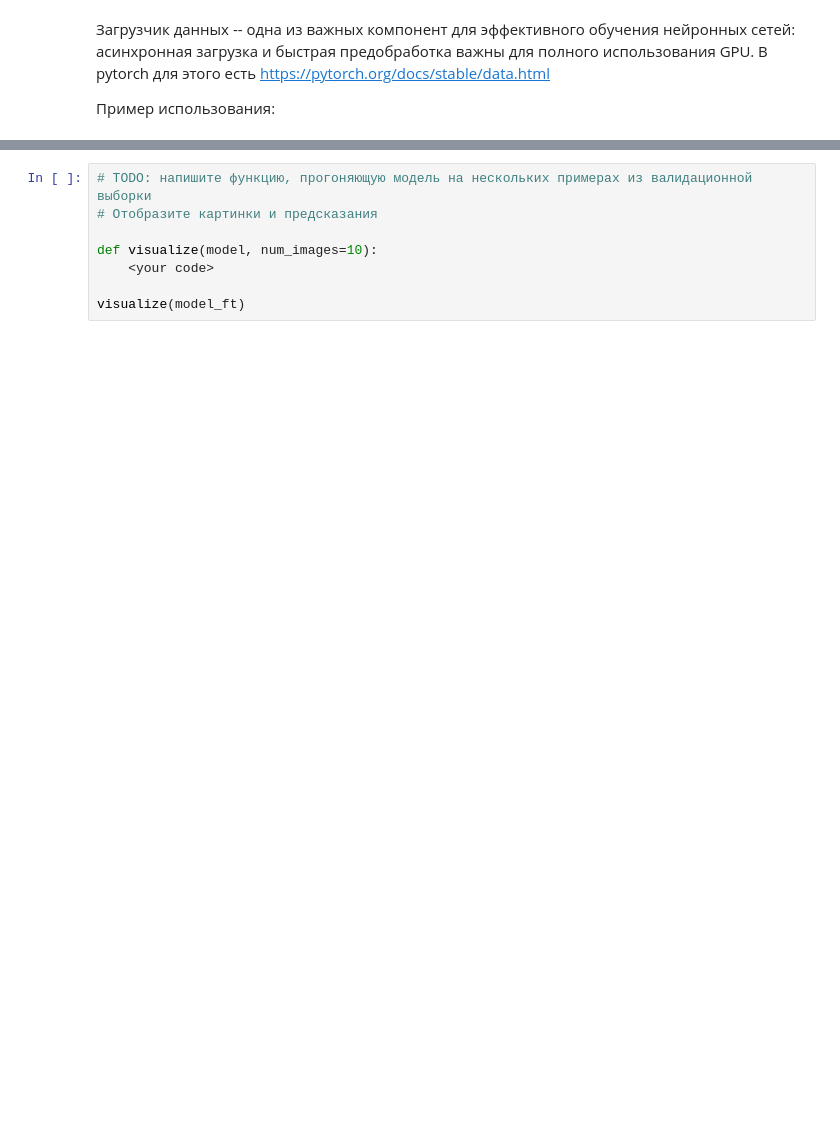
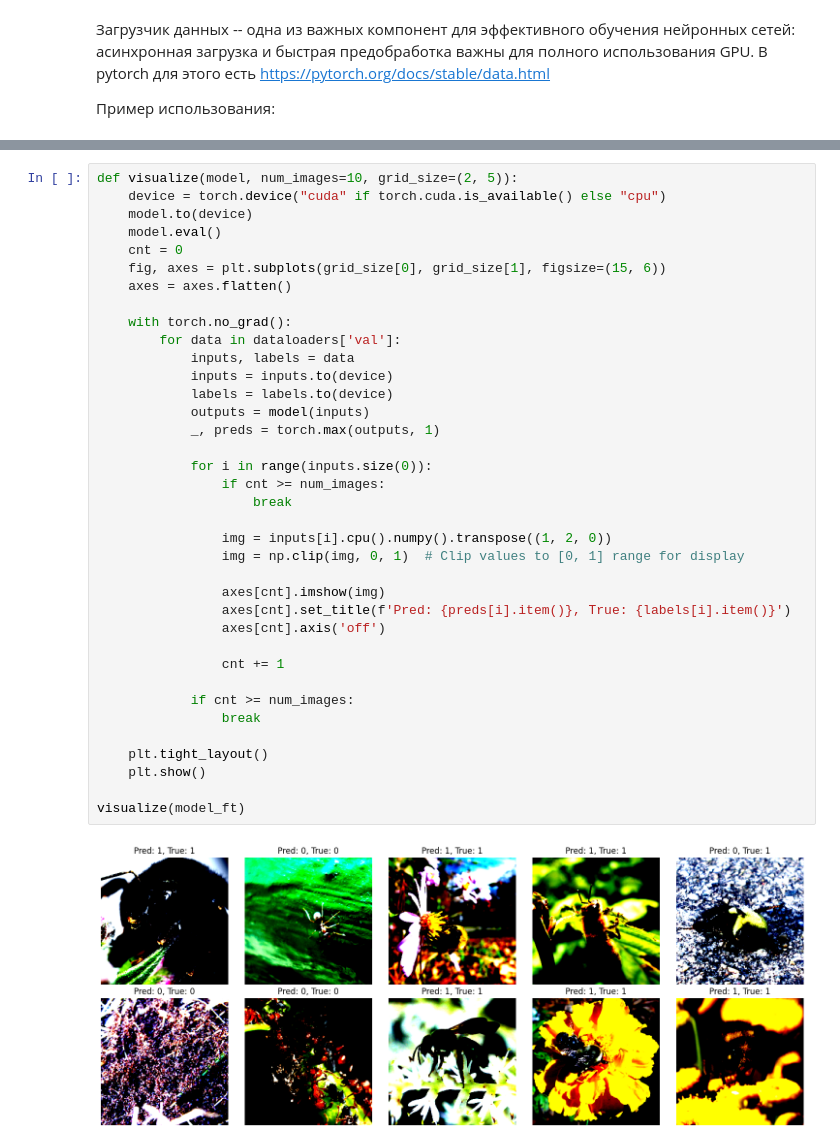
Before and after one commit to AbylayDalabay/NN, a Jupyter notebook: hse-dl/homeworks_small/shw2/DL21-fall-shw2.ipynb, the cells around one changed output, grey strips where cells are left out. Drawn from its saved outputs; the diff is of its cells as text; blank space fills up the shorter version.

```diff
--- a/hse-dl/homeworks_small/shw2/DL21-fall-shw2.ipynb
+++ b/hse-dl/homeworks_small/shw2/DL21-fall-shw2.ipynb
@@ -899,8 +1055,39 @@ model_ft = train_model(
-# %%
-# TODO: напишите функцию, прогоняющую модель на нескольких примерах из валидационной выборки
-# Отобразите картинки и предсказания
-
-def visualize(model, num_images=10):
-    <your code>
-
-visualize(model_ft)
+# %%
+def visualize(model, num_images=10, grid_size=(2, 5)):
+    device = torch.device("cuda" if torch.cuda.is_available() else "cpu")
+    model.to(device)
+    model.eval()
+    cnt = 0
+    fig, axes = plt.subplots(grid_size[0], grid_size[1], figsize=(15, 6))
+    axes = axes.flatten()
+
+    with torch.no_grad():
+        for data in dataloaders['val']:
+            inputs, labels = data
+            inputs = inputs.to(device)
+            labels = labels.to(device)
+            outputs = model(inputs)
+            _, preds = torch.max(outputs, 1)
+
+            for i in range(inputs.size(0)):
+                if cnt >= num_images:
+                    break
+
+                img = inputs[i].cpu().numpy().transpose((1, 2, 0))
+                img = np.clip(img, 0, 1)  # Clip values to [0, 1] range for display
+
+                axes[cnt].imshow(img)
+                axes[cnt].set_title(f'Pred: {preds[i].item()}, True: {labels[i].item()}')
+                axes[cnt].axis('off')
+
+                cnt += 1
+
+            if cnt >= num_images:
+                break
+
+    plt.tight_layout()
+    plt.show()
+
+visualize(model_ft)
+# %% [output]
+[figure, added]
```
Also changed, not shown: parts of 15 cells of this notebook, 2 other files.
